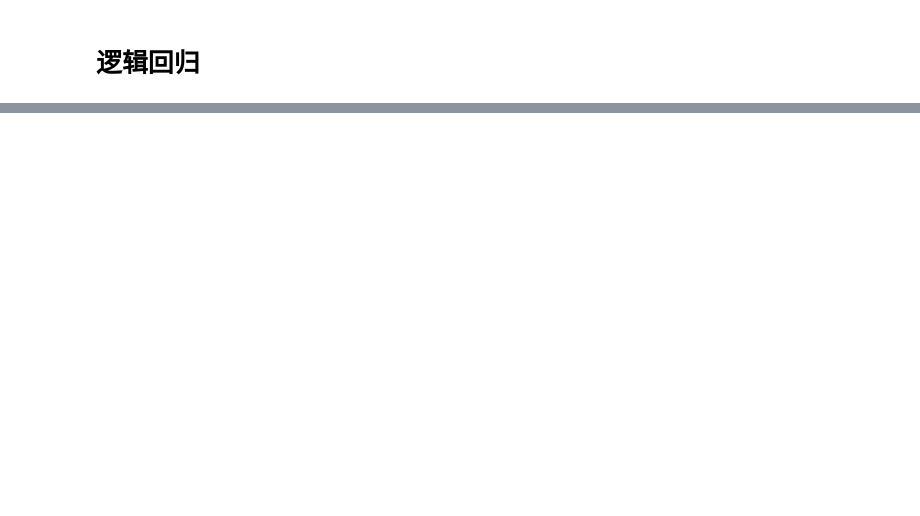
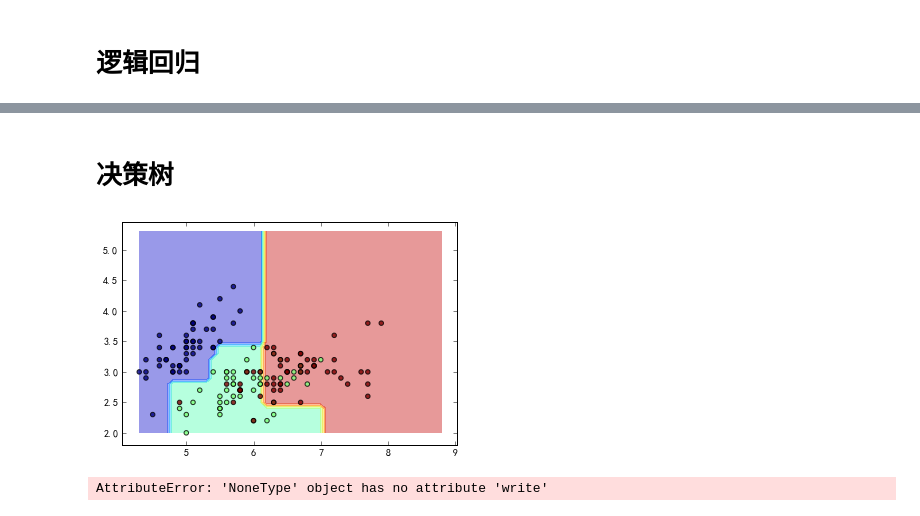
Before and after one commit to futheads/Python-study, a Jupyter notebook: sklearn/AlgorithmList.ipynb, the cells around one changed output, grey strips where cells are left out. Saved outputs shown, nothing was run; the diff lists cells and outputs as text; code cells hidden in the pictures; blank space fills up the shorter version.

```diff
--- a/sklearn/AlgorithmList.ipynb
+++ b/sklearn/AlgorithmList.ipynb
@@ -66,0 +68,39 @@ X -= np.mean(X, 0)
+# %% [markdown]
+# 决策树
+# %%
+from sklearn.tree import DecisionTreeClassifier
+
+iris = datasets.load_iris()
+X = iris.data[:, :2]
+y = iris.target
+
+# 限制树的最大深度4
+clf = DecisionTreeClassifier(max_depth=4)
+clf.fit(X, y)
+
+# 画图
+x_min, x_max = X[:, 0].min(), X[:, 0].max() + 1
+y_min, y_max = X[:, 1].min(), X[:, 1].max() + 1
+xx, yy = np.meshgrid(np.arange(x_min, x_max, 0.1), np.arange(y_min, y_max, 0.1))
+
+Z = clf.predict(np.c_[xx.ravel(), yy.ravel()])
+Z = Z.reshape(xx.shape)
+
+plt.contourf(xx, yy, Z, alpha=0.4)
+plt.scatter(X[:, 0], X[:, 1], c=y, alpha=0.8)
+plt.show()
+# %% [output]
+[figure, added]
+# %%
+from IPython.display import Image
+from sklearn import tree
+import pydotplus
+dot_data = tree.export_graphviz(clf, out_file=None,
+                         feature_names=iris.feature_names,
+                         class_names=iris.target_names,
+                         filled=True, rounded=True,
+                         special_characters=True)
+graph = pydotplus.graph_from_dot_data(dot_data)
+Image(graph.create_png())
+# %% [output]
+AttributeError: 'NoneType' object has no attribute 'write'
```
Also changed, not shown: parts of 3 cells of this notebook.
